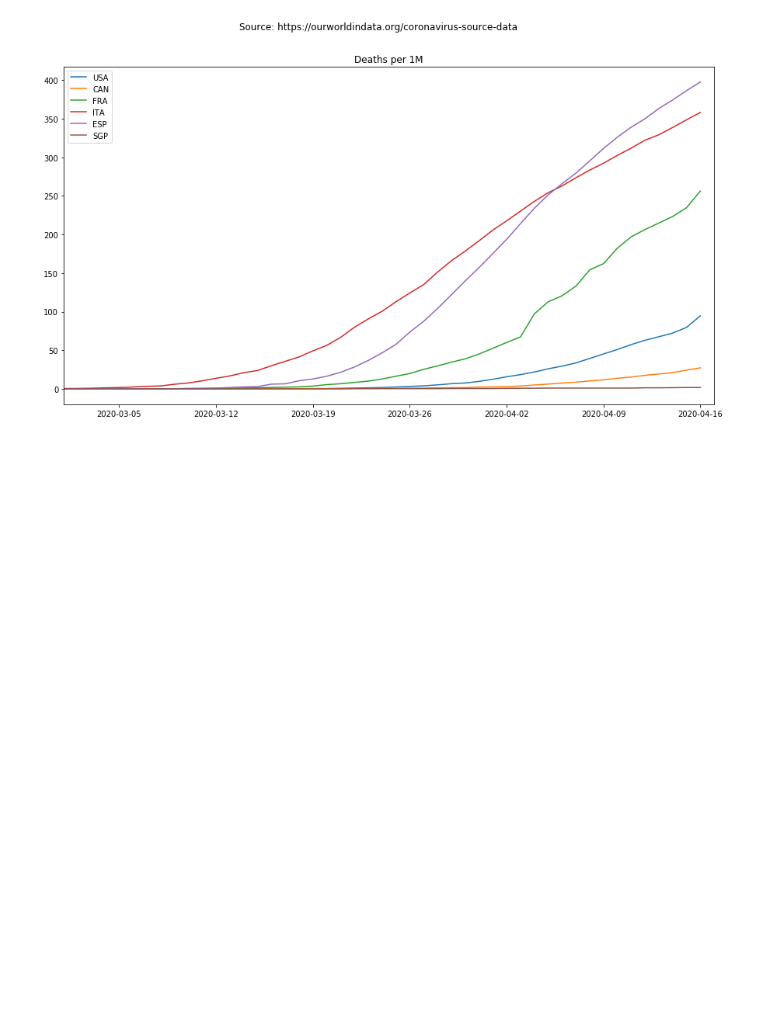
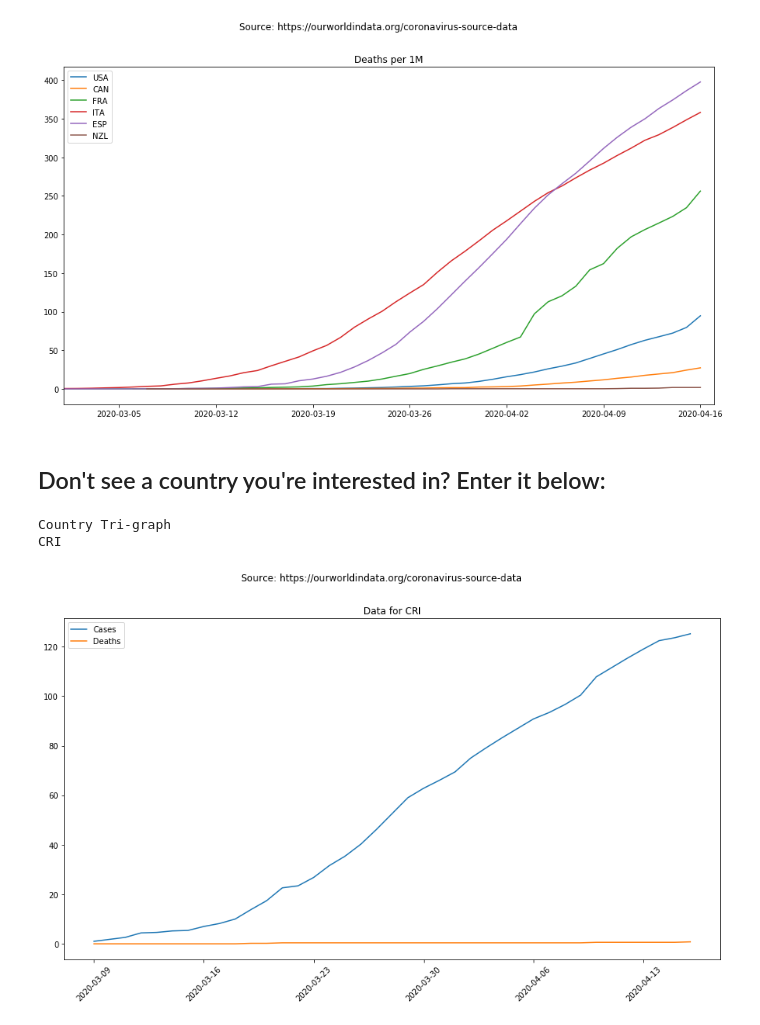
Before and after one commit to jdriddell/ds-portfolio, a Jupyter notebook: COVID19/COVIDataScience.ipynb, the cells around one changed output. Cells and saved outputs as stored; diff of their text form; code cells hidden in the pictures; blank space fills up the shorter version.

```diff
--- a/COVID19/COVIDataScience.ipynb
+++ b/COVID19/COVIDataScience.ipynb
@@ -50,6 +50,6 @@ fig.legend(handles, labels=['Cases','Deaths'], loc='upper right')
 # %%
 # smaller list of countries
-country_list = ['USA','CAN','FRA','ITA','ESP','SGP']
+country_list = ['USA','CAN','FRA','ITA','ESP','NZL']
 # %%
 # compare cases on same graph
 fig, ax = plt.subplots(figsize=(15,8))
@@ -79,3 +79,25 @@ plt.title("Deaths per 1M")
 # %% [output]
 <matplotlib.text.Text at 0x...>
 [figure]
+# %% [markdown]
+## Don't see a country you're interested in? Enter it below:
+# %%
+test_country = input("Country Tri-graph\n").upper()
+if test_country not in all_data.countryterritoryCode.values:
+    print("Not a valid country code")
+else:
+    fig, ax = plt.subplots(figsize=(15,8))
+    fig.suptitle('Source: https://ourworldindata.org/coronavirus-source-data')
+
+    df = cumulative_data.loc[cumulative_data['countryterritoryCode'] == test_country]
+    plt.plot(df.dateRep,df.case_percent)
+    plt.plot(df.dateRep,df.death_percent)
+
+    plt.legend()
+    plt.xticks(rotation=45)
+    plt.title("Data for " + test_country)
+    ax.legend(labels=['Cases','Deaths'])
+# %% [output]
+Country Tri-graph
+CRI
+[figure, added]
```
Also changed, not shown: parts of 3 cells of this notebook.
